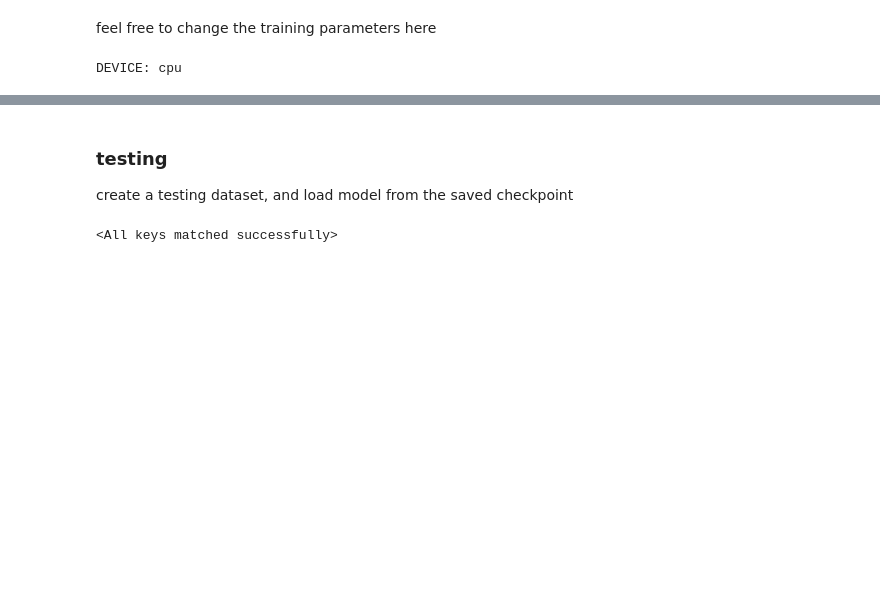
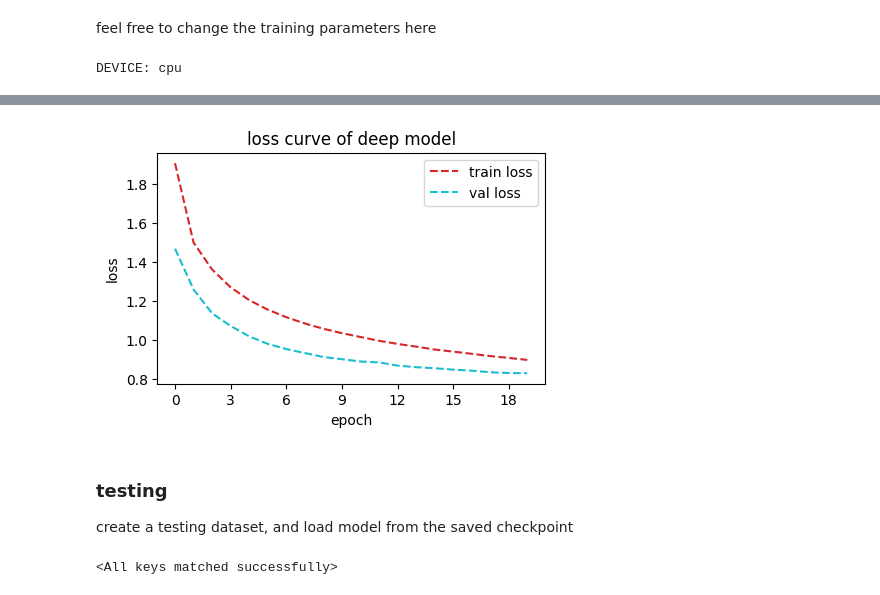
Before and after one commit to remysys/learncode, a Jupyter notebook: dl/classification/classif.ipynb, the cells around one changed output, grey strips where cells are left out. Cells and saved outputs as stored; diff of their text form; code cells hidden in the pictures; blank space fills up the shorter version.

```diff
--- a/dl/classification/classif.ipynb
+++ b/dl/classification/classif.ipynb
@@ -235,3 +282,7 @@ saving model with acc 0.689
+# %%
+plot_learning_curve(loss_acc_record, title='deep model', mode='loss')
+# %% [output]
+[figure, added]
 # %% [markdown]
 ### testing
 create a testing dataset, and load model from the saved checkpoint
```
Also changed, not shown: parts of 9 cells of this notebook, 1 other file.
